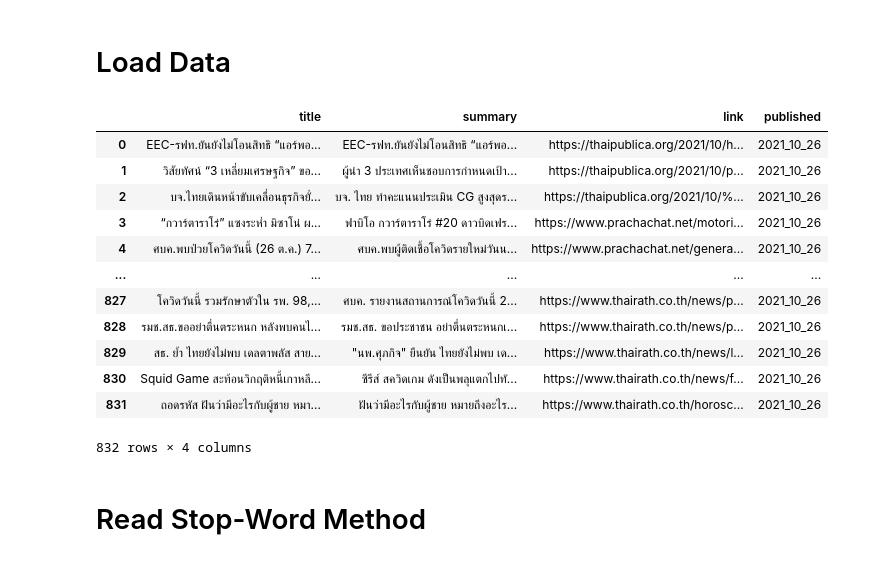
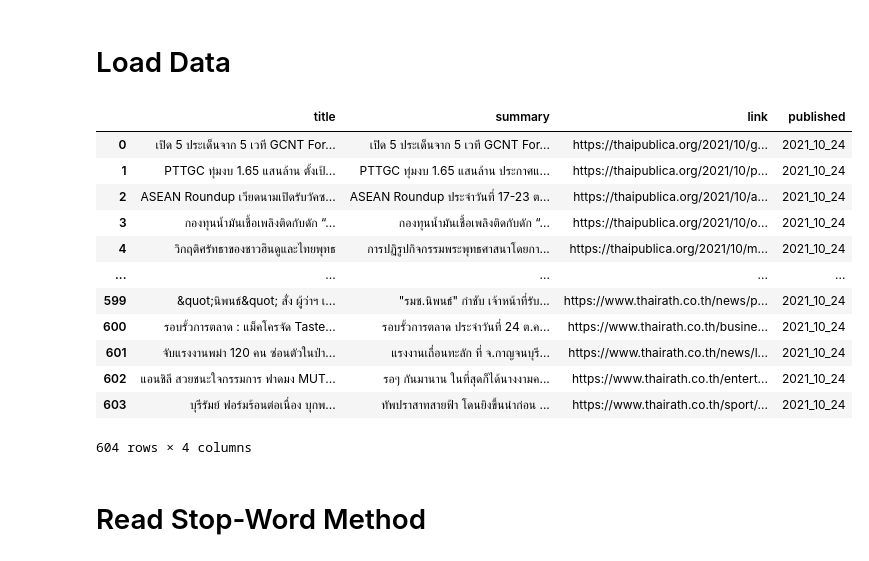
Before and after one commit to Trending-Thai-Keyword-Analysis/Trending-Thai-Keyword-Analysis, a Jupyter notebook: LongestCommonSubstring/cython.ipynb, the cells around one changed output. Saved outputs shown, nothing was run; the diff lists cells and outputs as text; code cells hidden in the pictures.

```diff
--- a/LongestCommonSubstring/cython.ipynb
+++ b/LongestCommonSubstring/cython.ipynb
@@ -13,22 +13,22 @@ tqdm.pandas()
 # %% [markdown]
 # Load Data
 # %%
-df = pd.read_csv('../assets/SplitData/2021_10_26.csv')
+df = pd.read_csv('../assets/SplitData/2021_10_24.csv')
 df
 # %% [output]
 |  | title | summary | link | published |
-| 0 | EEC-รฟท.ยันยังไม่โอนสิทธิ “แอร์พอ... | EEC-รฟท.ยันยังไม่โอนสิทธิ “แอร์พอ... | https://thaipublica.org/2021/10/h... | 2021_10_26 |
-| 1 | วิสัยทัศน์ “3 เหลี่ยมเศรษฐกิจ” ขอ... | ผู้นำ 3 ประเทศเห็นชอบการกำหนดเป้า... | https://thaipublica.org/2021/10/p... | 2021_10_26 |
-| 2 | บจ.ไทยเดินหน้าขับเคลื่อนธุรกิจยั่... | บจ. ไทย ทำคะแนนประเมิน CG สูงสุดร... | https://thaipublica.org/2021/10/%... | 2021_10_26 |
-| 3 | “กวาร์ตาราโร่” แซงระห่ำ มิซาโน่ ผ... | ฟาบิโอ กวาร์ตาราโร่ #20 ดาวบิดเฟร... | https://www.prachachat.net/motori... | 2021_10_26 |
-| 4 | ศบค.พบป่วยโควิดวันนี้ (26 ต.ค.) 7... | ศบค.พบผู้ติดเชื้อโควิดรายใหม่วันน... | https://www.prachachat.net/genera... | 2021_10_26 |
+| 0 | เปิด 5 ประเด็นจาก 5 เวที GCNT For... | เปิด 5 ประเด็นจาก 5 เวที GCNT For... | https://thaipublica.org/2021/10/g... | 2021_10_24 |
+| 1 | PTTGC ทุ่มงบ 1.65 แสนล้าน ตั้งเป้... | PTTGC ทุ่มงบ 1.65 แสนล้าน ประกาศแ... | https://thaipublica.org/2021/10/p... | 2021_10_24 |
+| 2 | ASEAN Roundup เวียดนามเปิดรับวัคซ... | ASEAN Roundup ประจำวันที่ 17-23 ต... | https://thaipublica.org/2021/10/a... | 2021_10_24 |
+| 3 | กองทุนน้ำมันเชื้อเพลิงติดกับดัก “... | กองทุนน้ำมันเชื้อเพลิงติดกับดัก “... | https://thaipublica.org/2021/10/o... | 2021_10_24 |
+| 4 | วิกฤติศรัทธาของชาวฮินดูและไทยพุทธ | การปฏิรูปกิจกรรมพระพุทธศาสนาโดยกา... | https://thaipublica.org/2021/10/m... | 2021_10_24 |
 | ... | ... | ... | ... | ... |
-| 827 | โควิดวันนี้ รวมรักษาตัวใน รพ. 98,... | ศบค. รายงานสถานการณ์โควิดวันนี้ 2... | https://www.thairath.co.th/news/p... | 2021_10_26 |
-| 828 | รมช.สธ.ขออย่าตื่นตระหนก หลังพบคนไ... | รมช.สธ. ขอประชาชน อย่าตื่นตระหนกเ... | https://www.thairath.co.th/news/p... | 2021_10_26 |
-| 829 | สธ. ย้ำ ไทยยังไม่พบ เดลตาพลัส สาย... | "นพ.ศุภกิจ" ยืนยัน ไทยยังไม่พบ เด... | https://www.thairath.co.th/news/l... | 2021_10_26 |
-| 830 | Squid Game สะท้อนวิกฤติหนี้เกาหลี... | ซีรีส์ สควิดเกม ดังเป็นพลุแตกไปทั... | https://www.thairath.co.th/news/f... | 2021_10_26 |
-| 831 | ถอดรหัส ฝันว่ามีอะไรกับผู้ชาย หมา... | ฝันว่ามีอะไรกับผู้ชาย หมายถึงอะไร... | https://www.thairath.co.th/horosc... | 2021_10_26 |
+| 599 | &quot;นิพนธ์&quot; สั่ง ผู้ว่าฯ เ... | "รมช.นิพนธ์" กำชับ เจ้าหน้าที่รับ... | https://www.thairath.co.th/news/p... | 2021_10_24 |
+| 600 | รอบรั้วการตลาด : แม็คโครจัด Taste... | รอบรั้วการตลาด ประจำวันที่ 24 ต.ค... | https://www.thairath.co.th/busine... | 2021_10_24 |
+| 601 | จับแรงงานพม่า 120 คน ซ่อนตัวในป่า... | แรงงานเถื่อนทะลัก ที่ จ.กาญจนบุรี... | https://www.thairath.co.th/news/l... | 2021_10_24 |
+| 602 | แอนชิลี สวยชนะใจกรรมการ ฟาดมง MUT... | รอๆ กันมานาน ในที่สุดก็ได้นางงามค... | https://www.thairath.co.th/entert... | 2021_10_24 |
+| 603 | บุรีรัมย์ ฟอร์มร้อนต่อเนื่อง บุกพ... | ทัพปราสาทสายฟ้า โดนยิงขึ้นนำก่อน ... | https://www.thairath.co.th/sport/... | 2021_10_24 |
-832 rows × 4 columns
+604 rows × 4 columns
 # %% [markdown]
 # Read Stop-Word Method
 # %%
```
Also changed, not shown: parts of 7 cells of this notebook, 1 other file.
